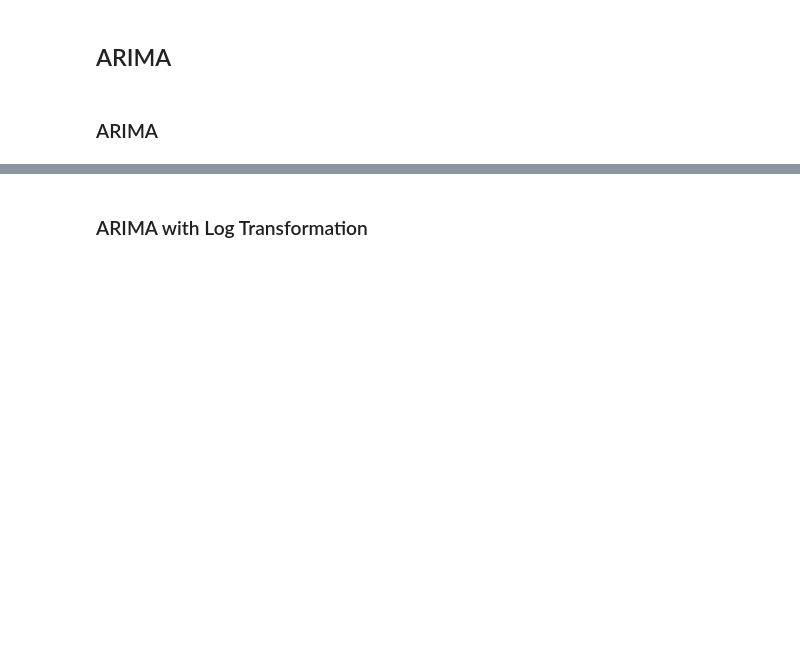
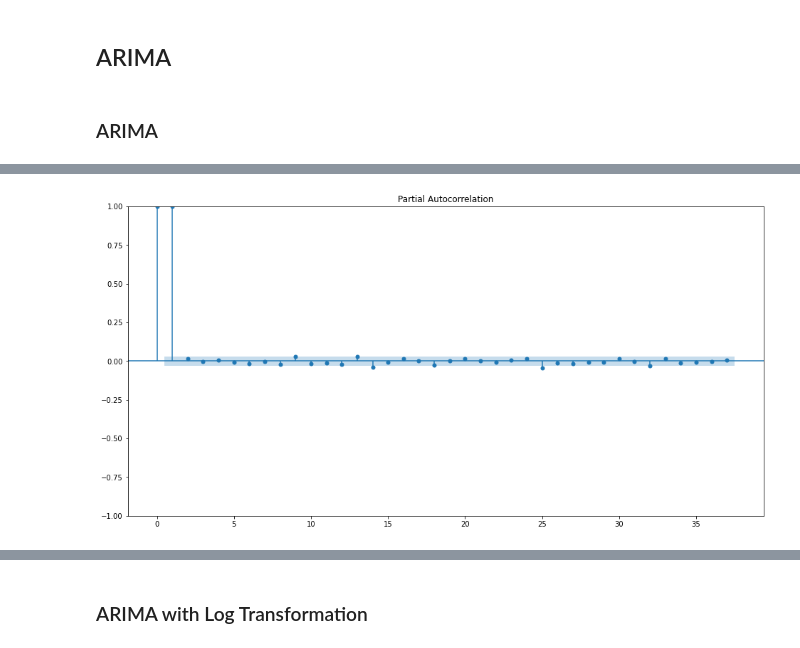
Before and after one commit to keithotuomagie/bitcoin_ts, a Jupyter notebook: notebook.ipynb, the cells around one changed output, grey strips where cells are left out. Drawn from its saved outputs; the diff is of its cells as text; code cells hidden in the pictures; blank space fills up the shorter version.

Commit message:
Modeling | ARIMA

```diff
--- a/notebook.ipynb
+++ b/notebook.ipynb
@@ -981,3 +963,7 @@ plt.show()
 ## ARIMA ##
 # %% [markdown]
 ### ARIMA ###
+# %%
+# Creating a dataframe for ARIMA model
+
+bitcoin_arima = bitcoin_df.copy()
@@ -983,0 +981,8 @@ plt.show()
+# %%
+# Utilizing Partial Autocorrelation Function (PACF) plot to find 'p'
+
+fig, ax = plt.subplots(figsize=(16, 8))
+
+plot_pacf(bitcoin_arima['Price'], ax=ax);
+# %% [output]
+[figure, added]
```
Also changed, not shown: parts of 13 cells of this notebook.
